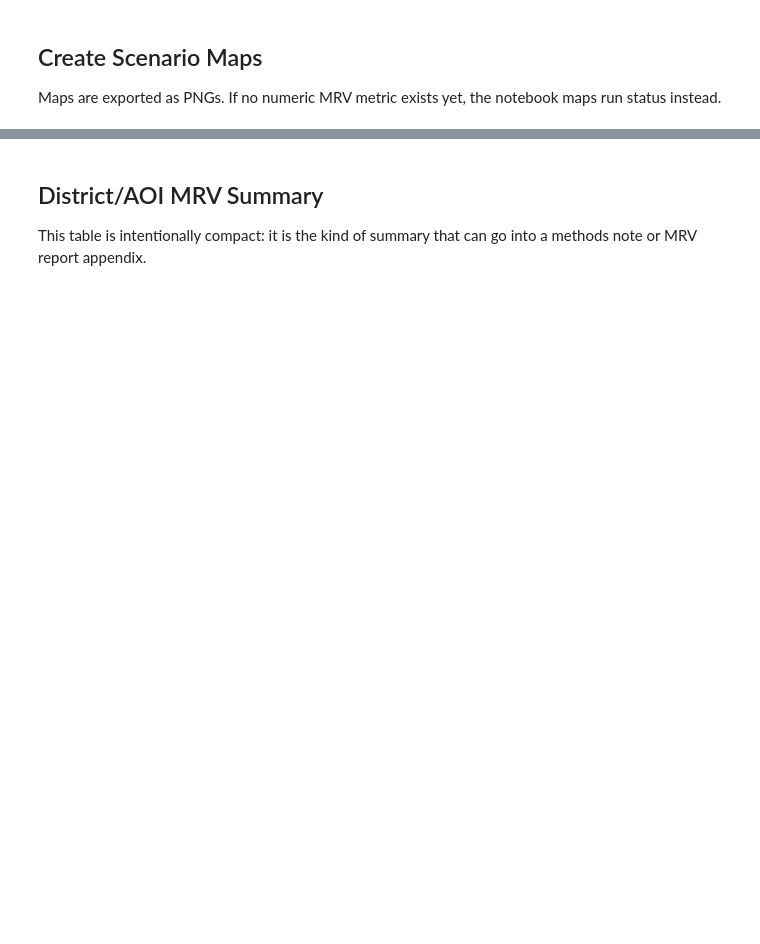
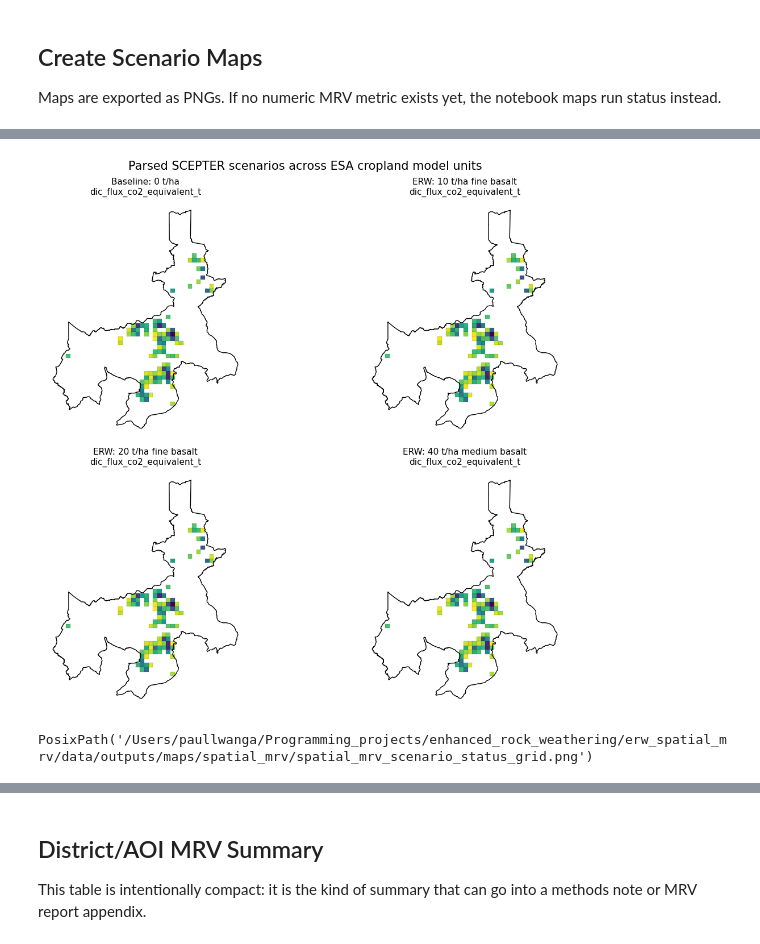
Before and after one commit to Paul-GL721/enhanced_rock_weathering, a Jupyter notebook: erw_spatial_mrv/notebooks/07_spatial_mrv_maps_reports.ipynb, the cells around one changed output, grey strips where cells are left out. Drawn from its saved outputs; the diff is of its cells as text; code cells hidden in the pictures; blank space fills up the shorter version.

```diff
--- a/erw_spatial_mrv/notebooks/07_spatial_mrv_maps_reports.ipynb
+++ b/erw_spatial_mrv/notebooks/07_spatial_mrv_maps_reports.ipynb
@@ -245,8 +507,7 @@ for scenario_id in scenario_ids:
         scenario_gdf.plot(ax=ax, color="#8ecae6", edgecolor="#023047", linewidth=0.1)
         title = f"{scenario_id}: model units"
 
-    ax.set_title(title)
-    ax.set_axis_off()
+    finish_map(ax, title)
     out_path = MAP_DIR / f"spatial_mrv_{scenario_id}.png"
     fig.savefig(out_path, dpi=200, bbox_inches="tight")
     plt.close(fig)
@@ -255,0 +526,58 @@ map_paths
+# %%
+scenario_status_grid_path = MAP_DIR / "spatial_mrv_scenario_status_grid.png"
+status_palette = {
+    "parsed": "#2a9d8f",
+    "missing_summary": "#2b83ba",
+    "failed": "#d7191c",
+    "staged_not_executed": "#9e9e9e",
+}
+
+fig, axes = plt.subplots(2, 2, figsize=(13, 10), sharex=True, sharey=True)
+axes = axes.ravel()
+
+for ax, scenario_id in zip(axes, scenario_order):
+    scenario_gdf = spatial_results[spatial_results["scenario_id"] == scenario_id].copy()
+    if scenario_gdf.empty:
+        ax.set_title(scenario_labels.get(scenario_id, scenario_id))
+        ax.set_axis_off()
+        continue
+
+    if PRIMARY_METRIC:
+        scenario_gdf.plot(
+            column=PRIMARY_METRIC,
+            ax=ax,
+            cmap="viridis",
+            legend=False,
+            linewidth=0.1,
+            edgecolor="#263238",
+        )
+        subtitle = PRIMARY_METRIC
+    else:
+        scenario_gdf["status_color"] = scenario_gdf["result_status"].map(status_palette).fillna("#6c757d")
+        scenario_gdf.plot(
+            ax=ax,
+            color=scenario_gdf["status_color"],
+            linewidth=0.1,
+            edgecolor="#263238",
+        )
+        status_counts = scenario_gdf["result_status"].value_counts(dropna=False).to_dict()
+        subtitle = ", ".join(f"{key}: {value}" for key, value in status_counts.items())
+
+    add_aoi_boundary(ax, linewidth=1.0)
+    ax.set_title(f"{scenario_labels.get(scenario_id, scenario_id)}\n{subtitle}", fontsize=11)
+    ax.set_axis_off()
+
+for ax in axes[len(scenario_order):]:
+    ax.set_axis_off()
+
+fig.suptitle("Parsed SCEPTER scenarios across ESA cropland model units", fontsize=15)
+fig.tight_layout()
+fig.savefig(scenario_status_grid_path, dpi=220, bbox_inches="tight")
+plt.show()
+
+if scenario_status_grid_path not in map_paths:
+    map_paths.append(scenario_status_grid_path)
+scenario_status_grid_path
+# %% [output]
+[figure, added]
+PosixPath('/Users/paullwanga/Programming_projects/enhanced_rock_weathering/erw_spatial_mrv/data/outputs/maps/spatial_mrv/spatial_mrv_scenario_status_grid.png')
```
Also changed, not shown: parts of 28 cells of this notebook.
